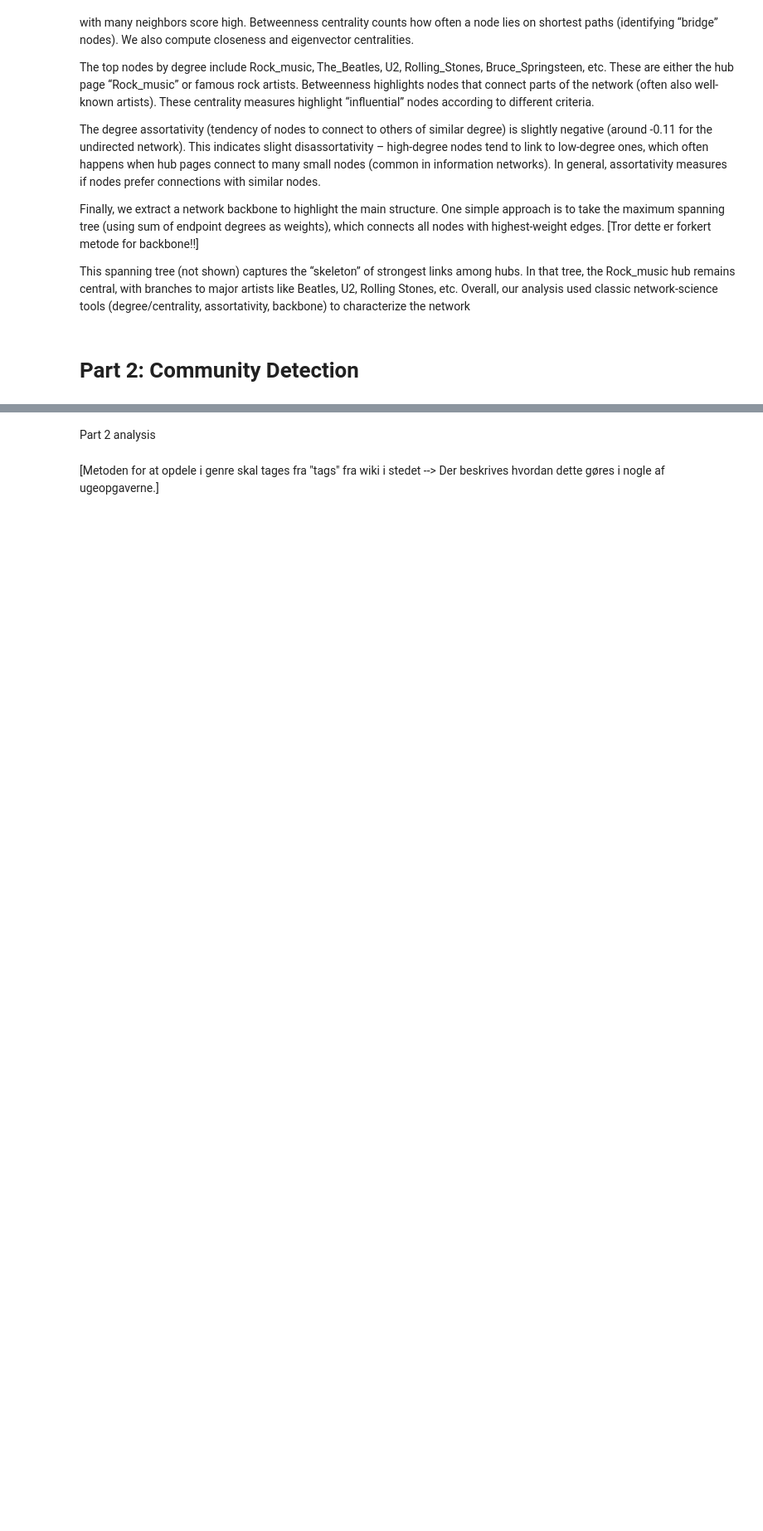
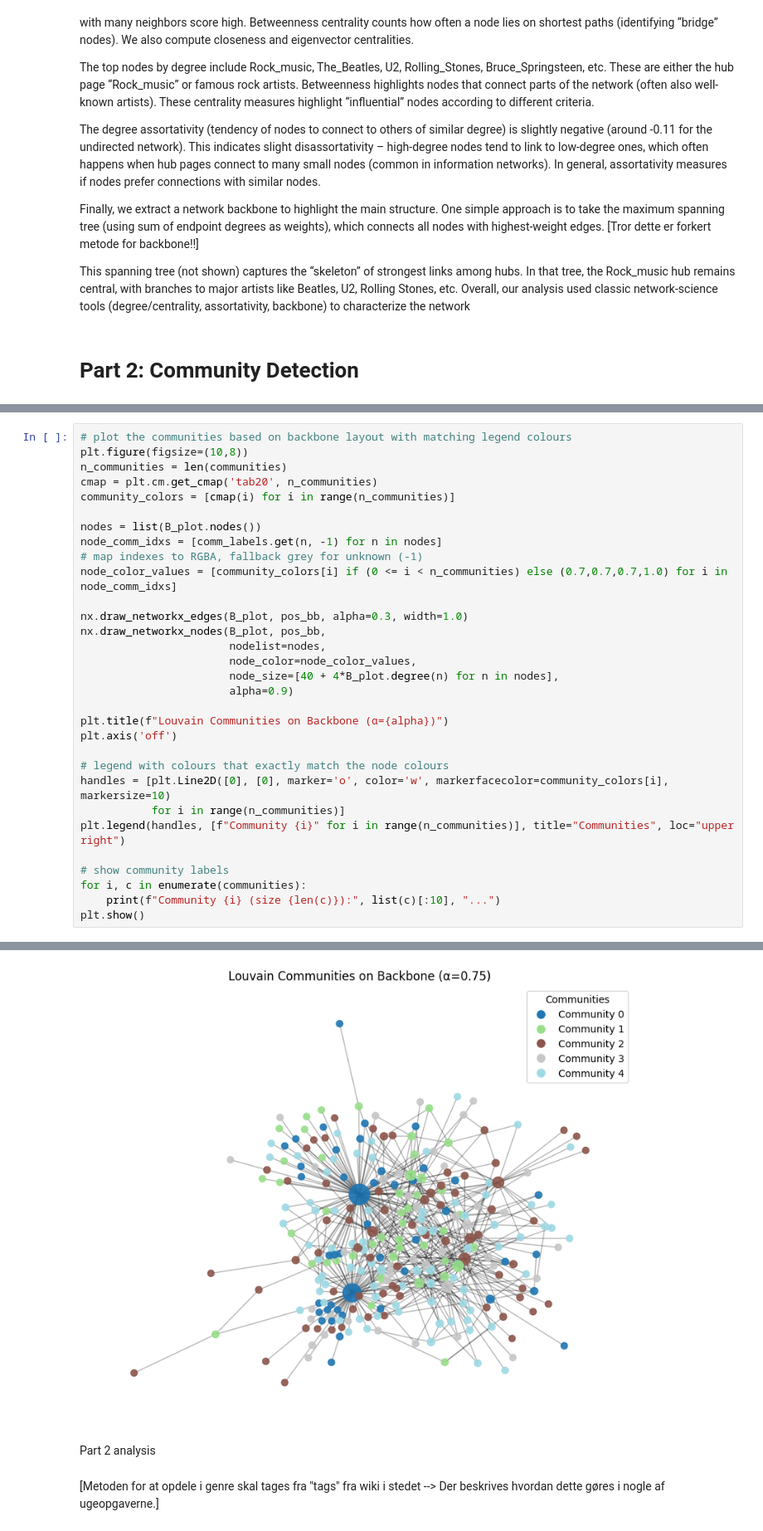
Before and after one commit to GorenzelgProjects/Social_Graphs, a Jupyter notebook: Assignment_2/Rock_Artist_Network_Analysis_Assignment2.ipynb, the cells around one changed output, grey strips where cells are left out. Shown at 83% size. Cells and saved outputs as stored; diff of their text form; blank space fills up the shorter version.

```diff
--- a/Assignment_2/Rock_Artist_Network_Analysis_Assignment2.ipynb
+++ b/Assignment_2/Rock_Artist_Network_Analysis_Assignment2.ipynb
@@ -129,0 +283,32 @@ Genre vs Community matrix:
+# %%
+# plot the communities based on backbone layout with matching legend colours
+plt.figure(figsize=(10,8))
+n_communities = len(communities)
+cmap = plt.cm.get_cmap('tab20', n_communities)
+community_colors = [cmap(i) for i in range(n_communities)]
+
+nodes = list(B_plot.nodes())
+node_comm_idxs = [comm_labels.get(n, -1) for n in nodes]
+# map indexes to RGBA, fallback grey for unknown (-1)
+node_color_values = [community_colors[i] if (0 <= i < n_communities) else (0.7,0.7,0.7,1.0) for i in node_comm_idxs]
+
+nx.draw_networkx_edges(B_plot, pos_bb, alpha=0.3, width=1.0)
+nx.draw_networkx_nodes(B_plot, pos_bb,
+                       nodelist=nodes,
+                       node_color=node_color_values,
+                       node_size=[40 + 4*B_plot.degree(n) for n in nodes],
+                       alpha=0.9)
+
+plt.title(f"Louvain Communities on Backbone (α={alpha})")
+plt.axis('off')
+
+# legend with colours that exactly match the node colours
+handles = [plt.Line2D([0], [0], marker='o', color='w', markerfacecolor=community_colors[i], markersize=10)
+           for i in range(n_communities)]
+plt.legend(handles, [f"Community {i}" for i in range(n_communities)], title="Communities", loc="upper right")
+
+# show community labels
+for i, c in enumerate(communities):
+    print(f"Community {i} (size {len(c)}):", list(c)[:10], "...")
+plt.show()
+# %% [output]
@@ -130,3 +320,4 @@ Genre vs Community matrix:
+[figure, added]
 # %% [markdown]
 Part 2 analysis
 # %% [markdown]
```
Also changed, not shown: parts of 14 cells of this notebook, 3 other files.
